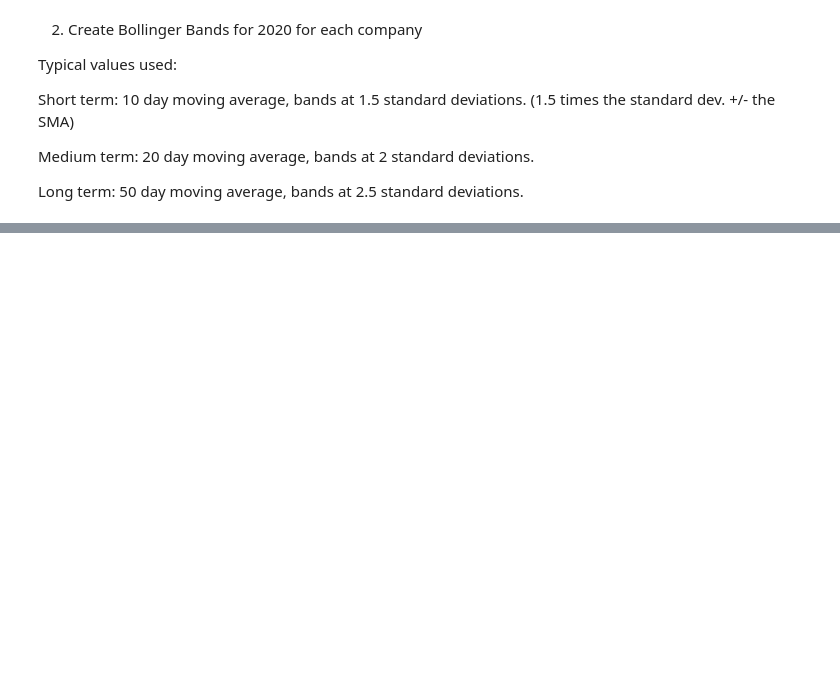
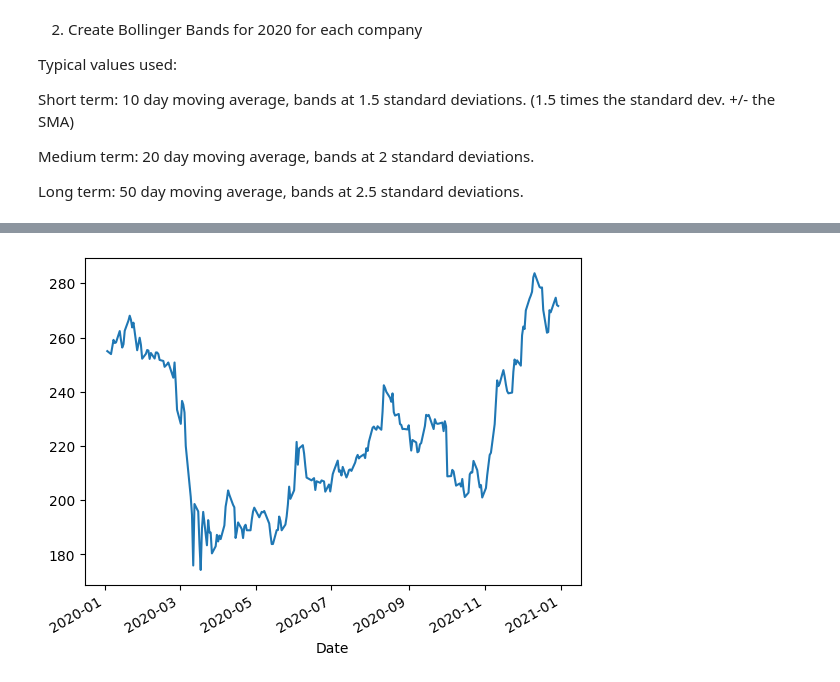
Before and after one commit to henryhyunwookim/ValueInvestor, a Jupyter notebook: ValueInvestor.ipynb, the cells around one changed output, grey strips where cells are left out. Drawn from its saved outputs; the diff is of its cells as text; code cells hidden in the pictures; blank space fills up the shorter version.

```diff
--- a/ValueInvestor.ipynb
+++ b/ValueInvestor.ipynb
@@ -20,6 +23,18 @@ base_url = "https://drive.google.com/file/d/"
 file_id = "1MiunF_O8eNWIcfaOA4PVm668RN7FgLNA0a6U4LWf5Bk"
 file_url = f"{base_url}{file_id}"
 file_name = "2020Q1Q2Q3Q4-2021Q1.xlsx"
+
+# Manually define sheet names as xlsx files have a 31-character limitation on sheet names.
+full_sheet_names = [
+    "Russia - Sberbank Rossii PAO (SBER)",
+    "Turkey - Koc Holding AS (KCHOL)",
+    "Egypt - Medinet Nasr Housing (MNHD)",
+    "Brazil - Minerva SA/Brazil (BEEF3)",
+    "Argentina - Pampa Energia SA (PAMP)",
+    "Colombia - Cementos Argos SA (CCB)",
+    "South Africa - Impala Platinum Holdings Ltd (IMPJ)",
+    "South Korea - Dongkuk Steel Mill Co Ltd (001230)"
+]
 
 # Details of local directories
 root_dir = sys.path[0]
@@ -92,0 +56,11 @@ data_df[sheet_names[2]]
+# %%
+data_dfs = load_dataframes(file_path, full_sheet_names)
+print(f"{len(data_dfs)} DataFrames loaded with the following sheet names:\n")
+for sheet_name in full_sheet_names:
+    print(sheet_name)
+
+print("\n\nBasic info of the first DateFrame:\n")
+print(data_dfs[full_sheet_names[0]].info())
+
+print("\n\nTail of the first DataFrame:")
+data_dfs[full_sheet_names[0]].tail()
@@ -93,2 +95,10 @@ data_df[sheet_names[2]]
+# %%
+train_dfs = {}
+for name, df in data_dfs.items():
+    df_copy = df.copy()
+    df_copy['Vol.'] = df_copy['Vol.'].apply(convert_vol_to_float)
+    train_df = df_copy[df_copy['Date'].dt.year == 2020].set_index('Date')
+    test_df = df_copy[df_copy['Date'].dt.year == 2021].set_index('Date')
+    train_dfs[name] = (train_df, test_df)
 # %% [markdown]
 2. Create Bollinger Bands for 2020 for each company
@@ -103,3 +110,8 @@ Short term: 10 day moving average, bands at 1.5 standard deviations. (1.5 times
 Medium term: 20 day moving average, bands at 2 standard deviations.
 
 Long term: 50 day moving average, bands at 2.5 standard deviations.
+# %%
+df_1_train, df_1_test = train_dfs[full_sheet_names[0]]
+df_1_train['Price'].plot()
+df_1_train.index.min(), df_1_train.index.max()
+# %% [output]
@@ -105,0 +119 @@ Long term: 50 day moving average, bands at 2.5 standard deviations.
+[figure, added]
```
Also changed, not shown: parts of 14 cells of this notebook.
